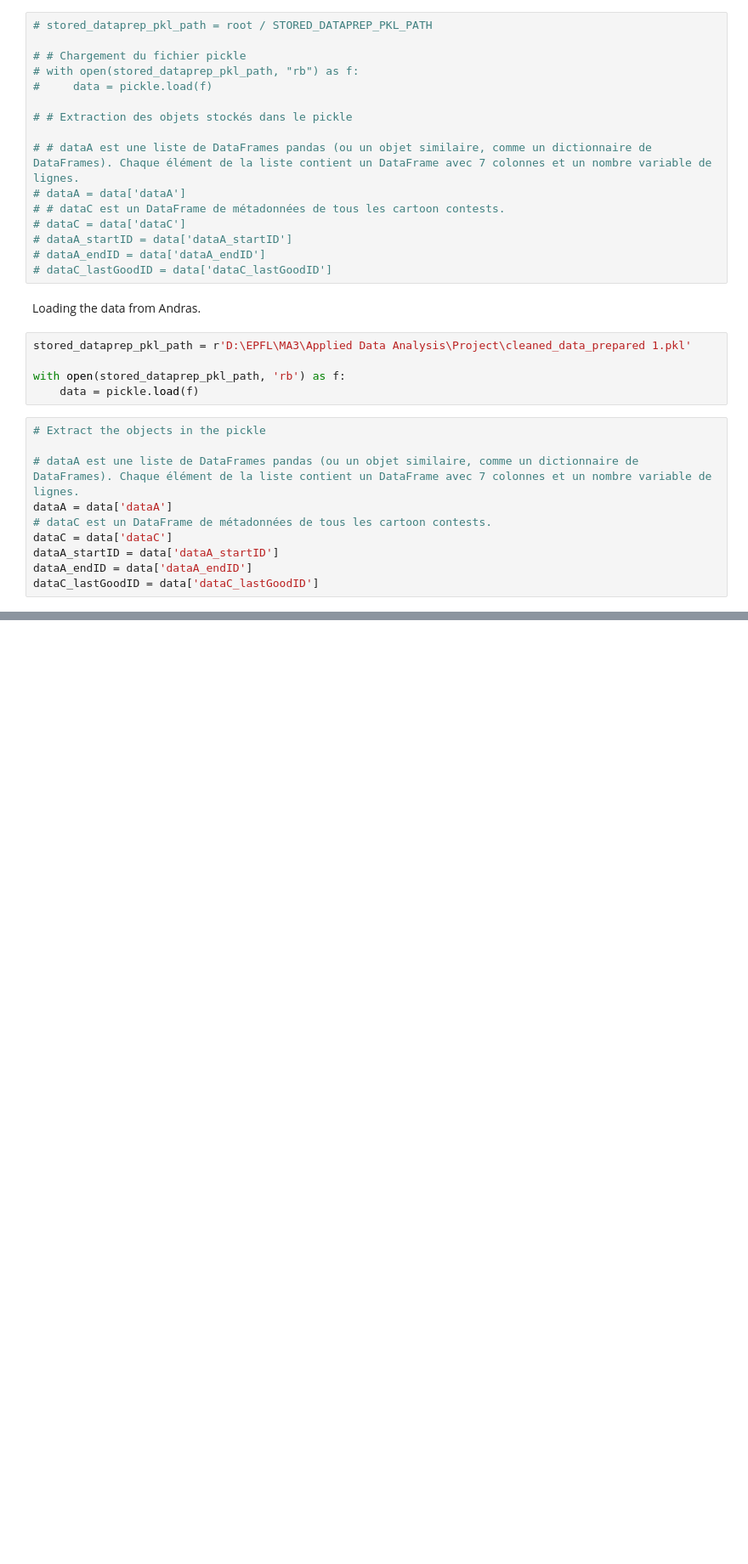
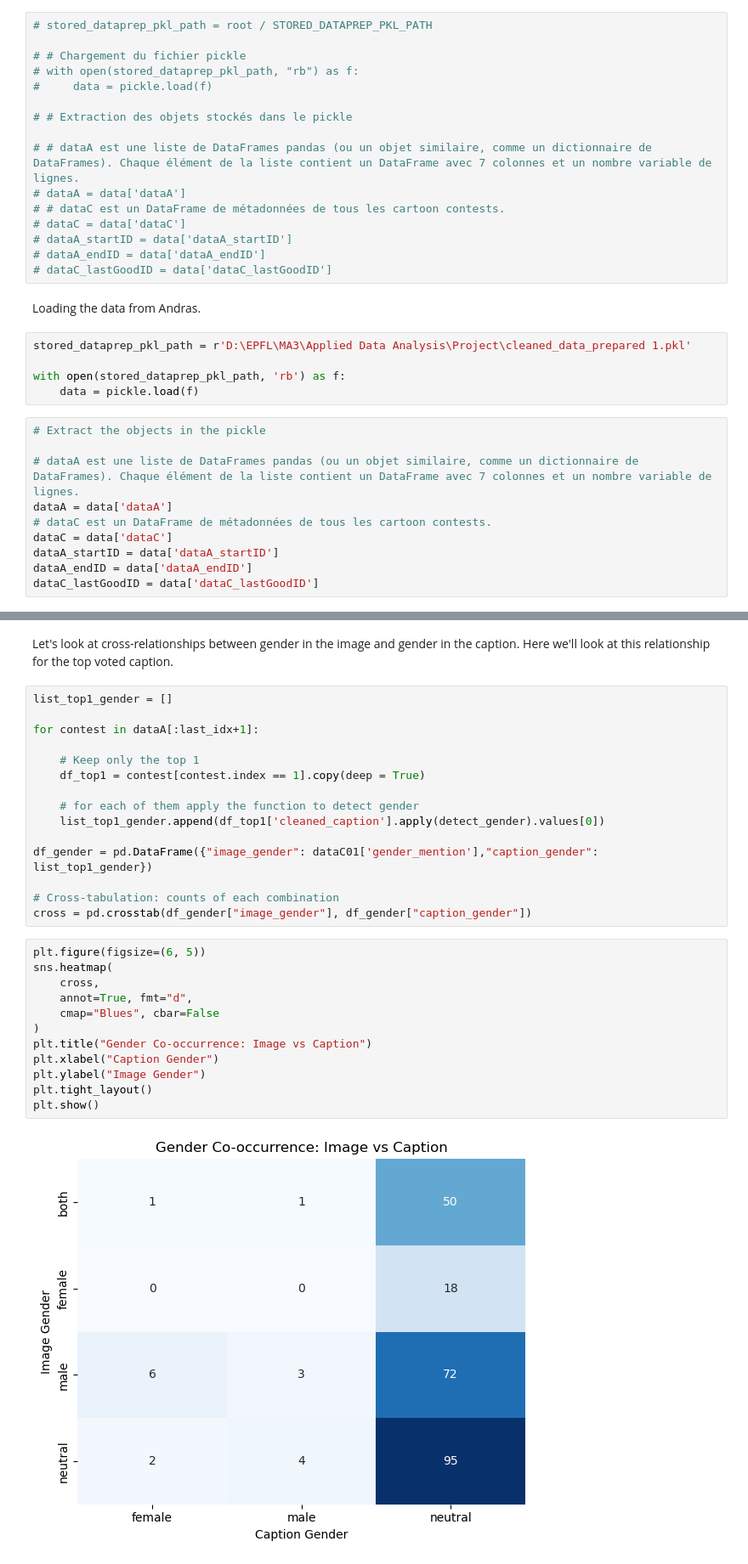
Before and after one commit to epfl-ada/ada-2025-project-adacore42, a Jupyter notebook: _Other/amelie_analysis/gender_roles.ipynb, the cells around one changed output, grey strips where cells are left out. Shown at 85% size. Cells and saved outputs as stored; diff of their text form; blank space fills up the shorter version.

```diff
--- a/_Other/amelie_analysis/gender_roles.ipynb
+++ b/_Other/amelie_analysis/gender_roles.ipynb
@@ -165,0 +371,31 @@ dataC.head()
+# %% [markdown]
+Let's look at cross-relationships between gender in the image and gender in the caption. Here we'll look at this relationship for the top voted caption.
+# %%
+list_top1_gender = []
+
+for contest in dataA[:last_idx+1]:
+
+    # Keep only the top 1
+    df_top1 = contest[contest.index == 1].copy(deep = True)
+
+    # for each of them apply the function to detect gender
+    list_top1_gender.append(df_top1['cleaned_caption'].apply(detect_gender).values[0])
+
+df_gender = pd.DataFrame({"image_gender": dataC01['gender_mention'],"caption_gender": list_top1_gender})
+
+# Cross-tabulation: counts of each combination
+cross = pd.crosstab(df_gender["image_gender"], df_gender["caption_gender"])
+# %%
+plt.figure(figsize=(6, 5))
+sns.heatmap(
+    cross,
+    annot=True, fmt="d",
+    cmap="Blues", cbar=False
+)
+plt.title("Gender Co-occurrence: Image vs Caption")
+plt.xlabel("Caption Gender")
+plt.ylabel("Image Gender")
+plt.tight_layout()
+plt.show()
+# %% [output]
+[figure, added]
```
Also changed, not shown: parts of 26 cells of this notebook.
